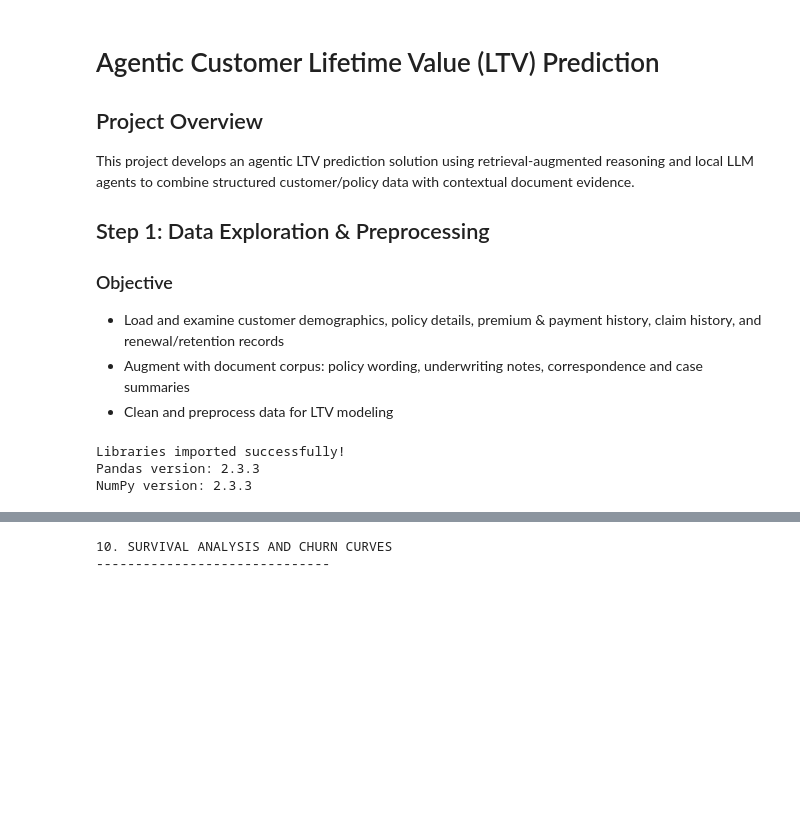
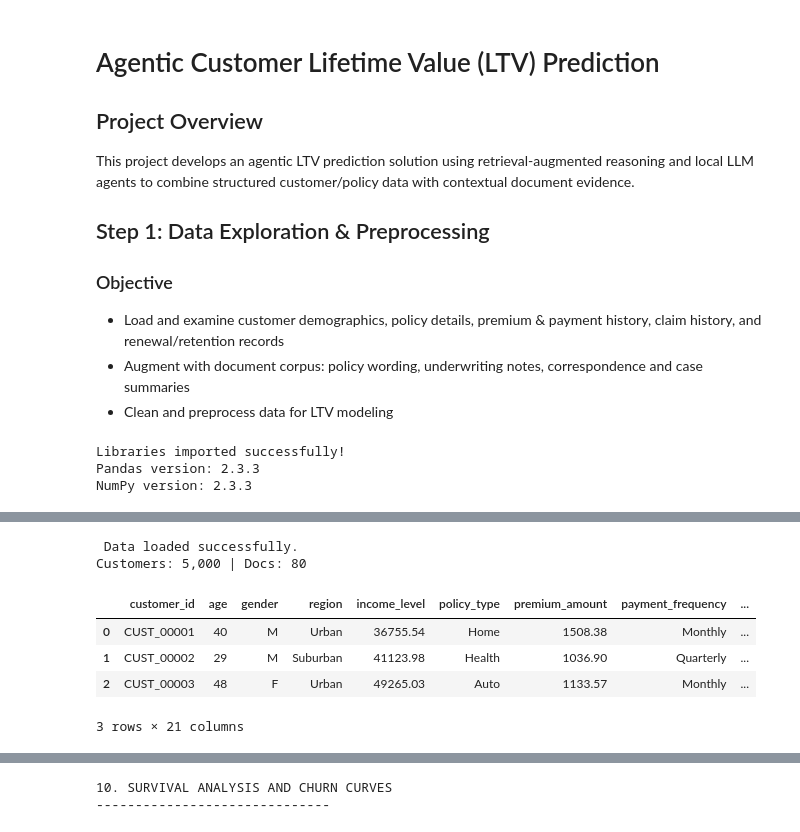
Before and after one commit to ghsaberr/agentic-customer-lifetime-value-prediction, a Jupyter notebook: agentic-customer-lifetime-value-prediction.ipynb, the cells around one changed output, grey strips where cells are left out. Cells and saved outputs as stored; diff of their text form; code cells hidden in the pictures; blank space fills up the shorter version.

```diff
--- a/agentic-customer-lifetime-value-prediction.ipynb
+++ b/agentic-customer-lifetime-value-prediction.ipynb
@@ -305,7 +305,27 @@ def generate_document_corpus_v2(
                 "This is a summary and not a full contract; see full policy wording for exclusions."
             ]
             extra = random.choice(extra_phrases)
-            body = template.format(extra=extra)
+
+            # Define safe placeholder defaults
+            safe_kwargs = dict(
+                extra=extra,
+                policy_end_date="2024-12-31",
+                effective_date="2024-01-01",
+                risk_factors="driver age, credit score",
+                recommendation="standard",
+                outcome="retained",
+                claim_ref=f"CLM{random.randint(10000,99999)}",
+                status="in progress",
+                estimate="$1500"
+            )
+
+            # Use safe format with defaults
+            try:
+                body = template.format(**safe_kwargs)
+            except KeyError:
+                # fallback: if any placeholder missing, ignore formatting
+                body = template
+
             all_docs.append({
                 "category": category if category in kw_map else "General",
                 "subtype": subtype,
@@ -422,7 +442,7 @@ def generate_document_corpus_v2(
     corpus_df = pd.DataFrame(corpus)
 
     if verbose:
-        print(f"✅ Generated document corpus: {len(corpus_df)} passages from {len(all_docs)} docs")
+        print(f" Generated document corpus: {len(corpus_df)} passages from {len(all_docs)} docs")
         print(f"Categories: {sorted(corpus_df['category'].unique().tolist())}")
         if len(corpus_df) > 0:
             print("Example passage metadata:")
@@ -431,0 +460,17 @@ def generate_document_corpus_v2(
+# %%
+# Generate synthetic datasets
+customers_df, metadata = generate_insurance_dataset_realistic_v2(return_metadata=True)
+docs_df = generate_document_corpus_v2(customers_df=customers_df, n_docs=80)
+
+print(" Data loaded successfully.")
+print(f"Customers: {len(customers_df):,} | Docs: {len(docs_df):,}")
+display(customers_df.head(3))
+display(docs_df.head(3))
+# %% [output]
+ Data loaded successfully.
+Customers: 5,000 | Docs: 80
+|  | customer_id | age | gender | region | income_level | policy_type | premium_amount | payment_frequency | ... |
+| 0 | CUST_00001 | 40 | M | Urban | 36755.54 | Home | 1508.38 | Monthly | ... |
+| 1 | CUST_00002 | 29 | M | Suburban | 41123.98 | Health | 1036.90 | Quarterly | ... |
+| 2 | CUST_00003 | 48 | F | Urban | 49265.03 | Auto | 1133.57 | Monthly | ... |
+3 rows × 21 columns
```
Also changed, not shown: parts of 14 cells of this notebook.
